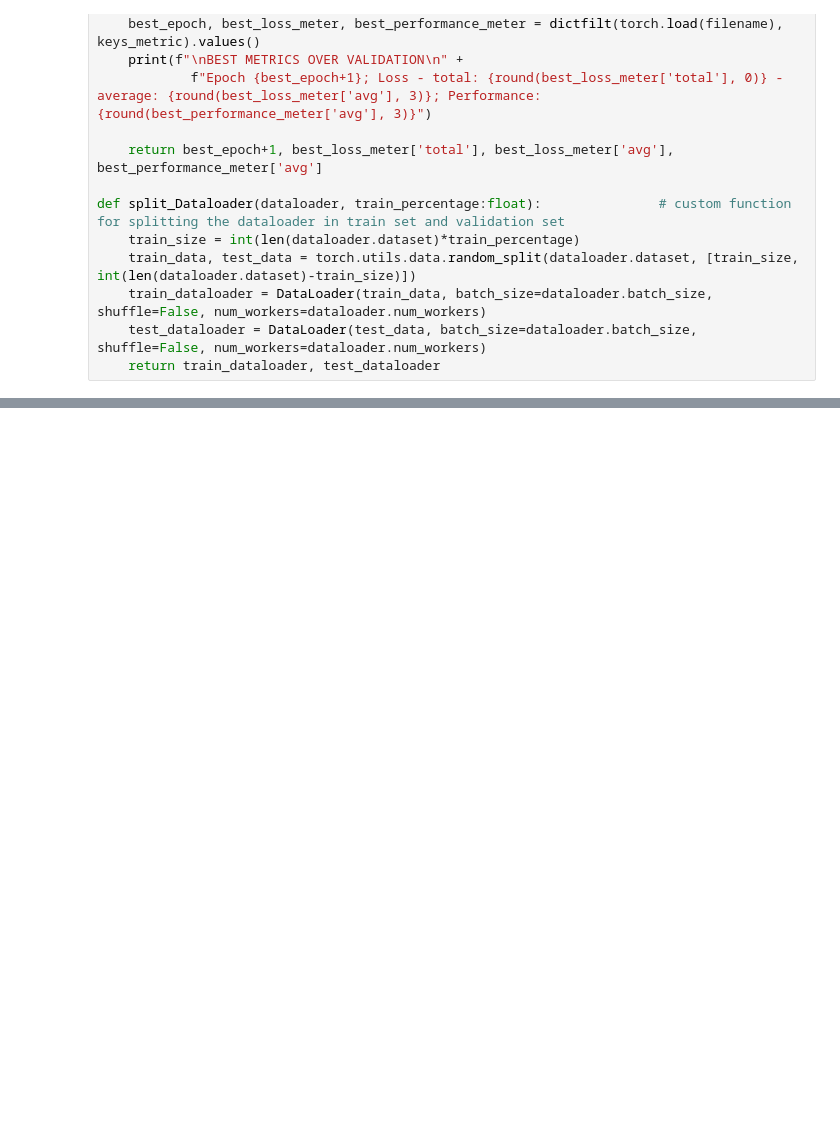
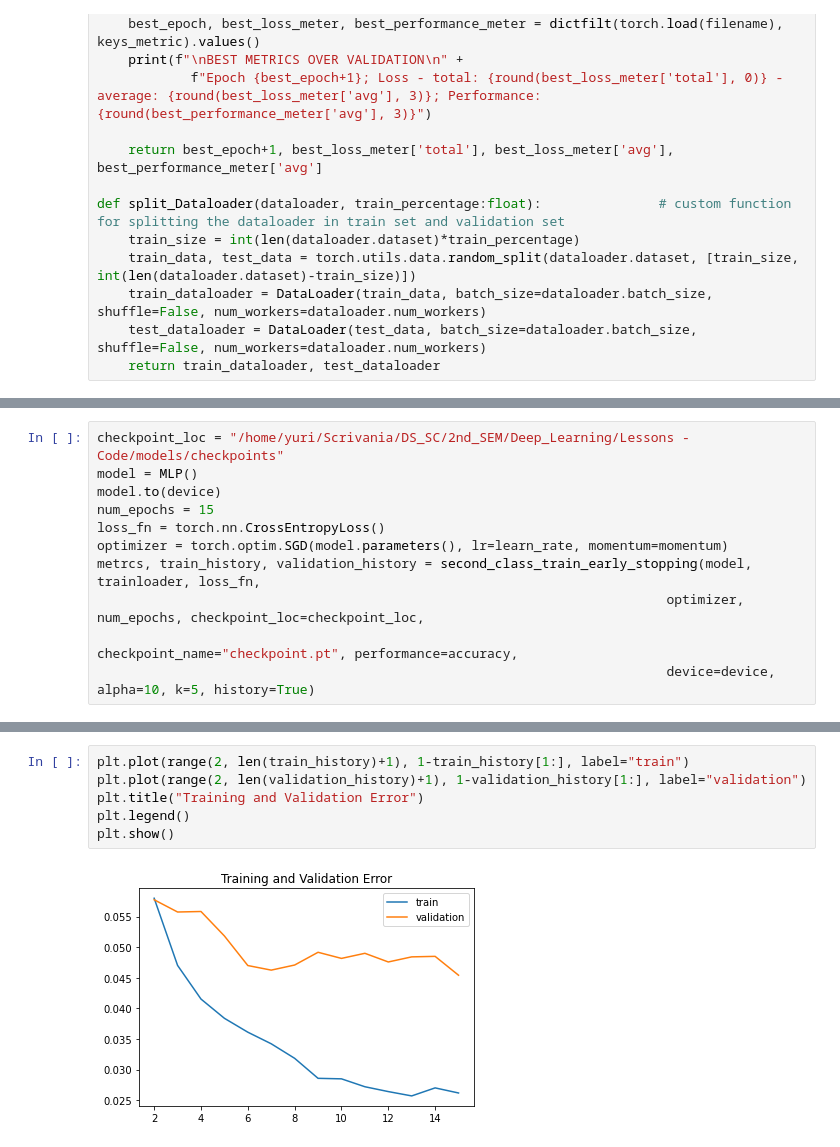
Before and after one commit to YuriPaglierani/Deep-Learning_DSSC_2022, a Jupyter notebook: Exercises/Homework_03/main.ipynb, the cells around one changed output, grey strips where cells are left out. Drawn from its saved outputs; the diff is of its cells as text; blank space fills up the shorter version.

```diff
--- a/Exercises/Homework_03/main.ipynb
+++ b/Exercises/Homework_03/main.ipynb
@@ -290,0 +529,11 @@ plt.show()
+# %%
+checkpoint_loc = "/home/yuri/Scrivania/DS_SC/2nd_SEM/Deep_Learning/Lessons - Code/models/checkpoints"
+model = MLP()
+model.to(device)
+num_epochs = 15
+loss_fn = torch.nn.CrossEntropyLoss()
+optimizer = torch.optim.SGD(model.parameters(), lr=learn_rate, momentum=momentum)
+metrcs, train_history, validation_history = second_class_train_early_stopping(model, trainloader, loss_fn,
+                                                                         optimizer, num_epochs, checkpoint_loc=checkpoint_loc,
+                                                                         checkpoint_name="checkpoint.pt", performance=accuracy,
+                                                                         device=device, alpha=10, k=5, history=True)
@@ -290,0 +558,8 @@ plt.show()
+# %%
+plt.plot(range(2, len(train_history)+1), 1-train_history[1:], label="train")
+plt.plot(range(2, len(validation_history)+1), 1-validation_history[1:], label="validation")
+plt.title("Training and Validation Error")
+plt.legend()
+plt.show()
+# %% [output]
+[figure, added]
```
Also changed, not shown: parts of 11 cells of this notebook.
